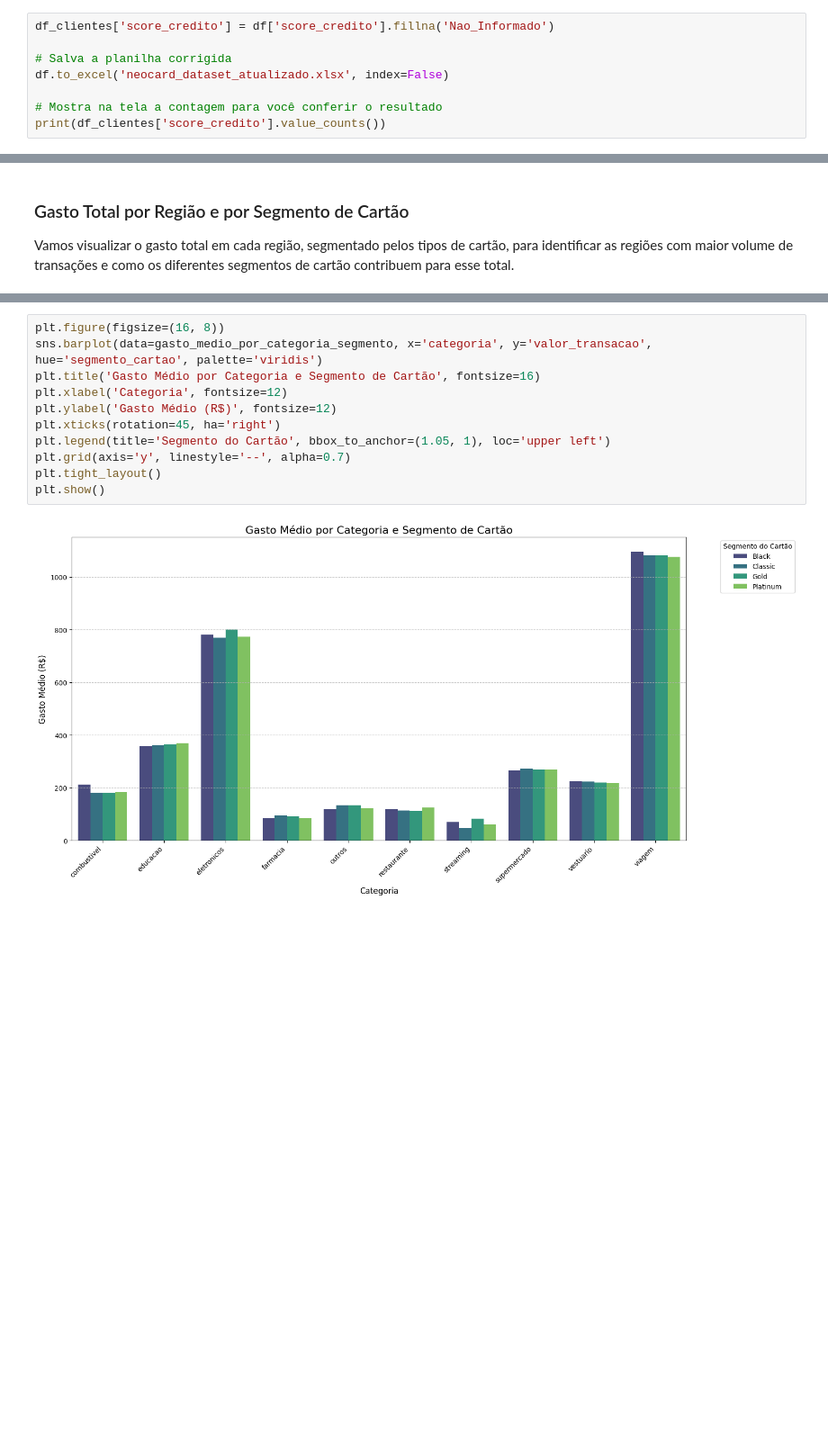
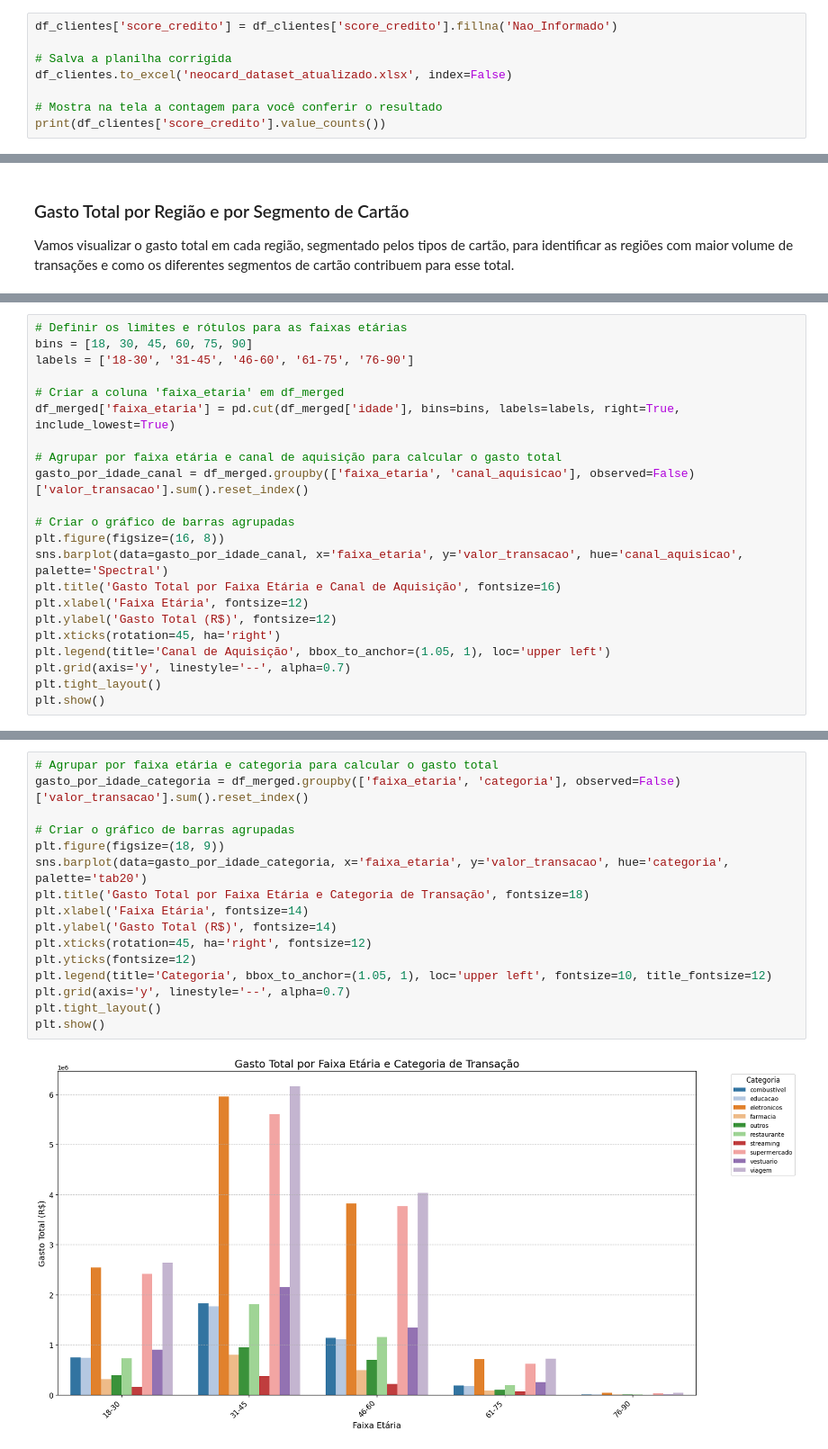
Before and after one commit to roneyreissilva/Projeto_Neocard, a Jupyter notebook: Notebook_Neocard_Roney.ipynb, the cells around one changed output, grey strips where cells are left out. Shown at 90% size. Drawn from its saved outputs; the diff is of its cells as text; blank space fills up the shorter version.

```diff
--- a/Notebook_Neocard_Roney.ipynb
+++ b/Notebook_Neocard_Roney.ipynb
@@ -53,10 +46,10 @@ print(df['score_credito'].max())
 ##Alterando valores de células vazias
 Verifica-se aqui a existência de 180 registros faltantes na coluna score_credito. Decidi não chutar um número para os 180 clientes, mas sim tratá-los como um grupo à parte, já que a ausência de score também é uma informação importante para o negócio, sendo assim, decidi criar uma Categoria "Nao_Informado".
 # %%
-df_clientes['score_credito'] = df['score_credito'].fillna('Nao_Informado')
+df_clientes['score_credito'] = df_clientes['score_credito'].fillna('Nao_Informado')
 
 # Salva a planilha corrigida
-df.to_excel('neocard_dataset_atualizado.xlsx', index=False)
+df_clientes.to_excel('neocard_dataset_atualizado.xlsx', index=False)
 
 # Mostra na tela a contagem para você conferir o resultado
 print(df_clientes['score_credito'].value_counts())
@@ -596,0 +526,22 @@ Gerar um gráfico de barras agrupadas ou um heatmap para visualizar o gasto méd
+# %%
+# Definir os limites e rótulos para as faixas etárias
+bins = [18, 30, 45, 60, 75, 90]
+labels = ['18-30', '31-45', '46-60', '61-75', '76-90']
+
+# Criar a coluna 'faixa_etaria' em df_merged
+df_merged['faixa_etaria'] = pd.cut(df_merged['idade'], bins=bins, labels=labels, right=True, include_lowest=True)
+
+# Agrupar por faixa etária e canal de aquisição para calcular o gasto total
+gasto_por_idade_canal = df_merged.groupby(['faixa_etaria', 'canal_aquisicao'], observed=False)['valor_transacao'].sum().reset_index()
+
+# Criar o gráfico de barras agrupadas
+plt.figure(figsize=(16, 8))
+sns.barplot(data=gasto_por_idade_canal, x='faixa_etaria', y='valor_transacao', hue='canal_aquisicao', palette='Spectral')
+plt.title('Gasto Total por Faixa Etária e Canal de Aquisição', fontsize=16)
+plt.xlabel('Faixa Etária', fontsize=12)
+plt.ylabel('Gasto Total (R$)', fontsize=12)
+plt.xticks(rotation=45, ha='right')
+plt.legend(title='Canal de Aquisição', bbox_to_anchor=(1.05, 1), loc='upper left')
+plt.grid(axis='y', linestyle='--', alpha=0.7)
+plt.tight_layout()
+plt.show()
@@ -597,13 +570,18 @@ Gerar um gráfico de barras agrupadas ou um heatmap para visualizar o gasto méd
 # %%
-plt.figure(figsize=(16, 8))
-sns.barplot(data=gasto_medio_por_categoria_segmento, x='categoria', y='valor_transacao', hue='segmento_cartao', palette='viridis')
-plt.title('Gasto Médio por Categoria e Segmento de Cartão', fontsize=16)
-plt.xlabel('Categoria', fontsize=12)
-plt.ylabel('Gasto Médio (R$)', fontsize=12)
-plt.xticks(rotation=45, ha='right')
-plt.legend(title='Segmento do Cartão', bbox_to_anchor=(1.05, 1), loc='upper left')
+# Agrupar por faixa etária e categoria para calcular o gasto total
+gasto_por_idade_categoria = df_merged.groupby(['faixa_etaria', 'categoria'], observed=False)['valor_transacao'].sum().reset_index()
+
+# Criar o gráfico de barras agrupadas
+plt.figure(figsize=(18, 9))
+sns.barplot(data=gasto_por_idade_categoria, x='faixa_etaria', y='valor_transacao', hue='categoria', palette='tab20')
+plt.title('Gasto Total por Faixa Etária e Categoria de Transação', fontsize=18)
+plt.xlabel('Faixa Etária', fontsize=14)
+plt.ylabel('Gasto Total (R$)', fontsize=14)
+plt.xticks(rotation=45, ha='right', fontsize=12)
+plt.yticks(fontsize=12)
+plt.legend(title='Categoria', bbox_to_anchor=(1.05, 1), loc='upper left', fontsize=10, title_fontsize=12)
 plt.grid(axis='y', linestyle='--', alpha=0.7)
 plt.tight_layout()
 plt.show()
 # %% [output]
-[figure, old version]
+[figure, new version]
```
Also changed, not shown: parts of 35 cells of this notebook.
